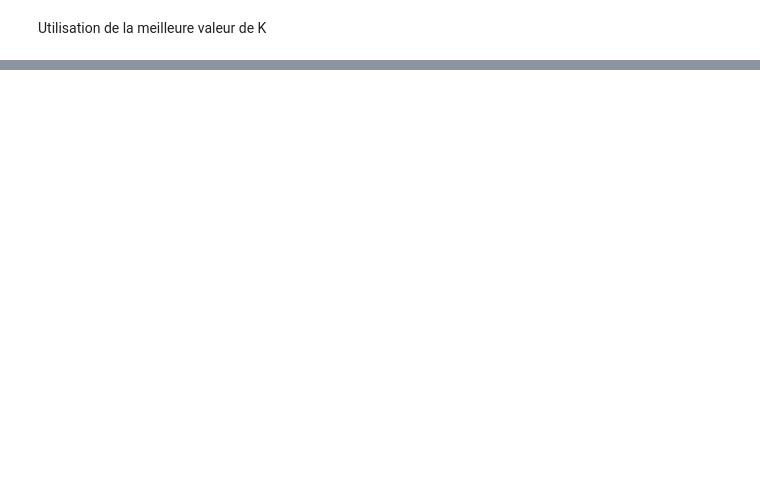
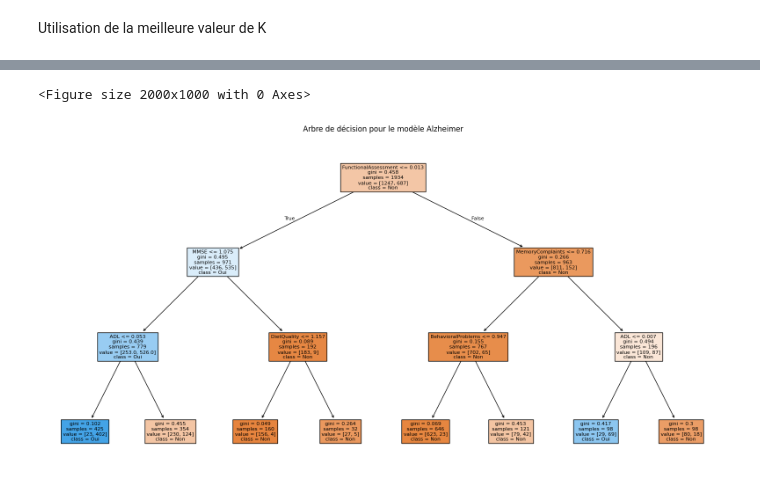
Before and after one commit to Mezouarch/Projet-data-IA, a Jupyter notebook: projet_data_alzheimer.ipynb, the cells around one changed output, grey strips where cells are left out. Drawn from its saved outputs; the diff is of its cells as text; code cells hidden in the pictures; blank space fills up the shorter version.

```diff
--- a/projet_data_alzheimer.ipynb
+++ b/projet_data_alzheimer.ipynb
@@ -395,0 +425,16 @@ weighted avg       0.74      0.74      0.72       215
+# %%
+
+# Ajuster la taille de l'image pour une meilleure lisibilité
+plt.figure(figsize=(20, 10))
+# Entraînement du modèle (assure-toi que x_train et y_train sont correctement définis)
+dtree = DecisionTreeClassifier(max_depth=3, min_samples_leaf=26)
+dtree.fit(x_train, y_train)
+
+# Affichage de l'arbre de décision
+plt.figure(figsize=(20, 10))
+plot_tree(dtree, feature_names=x.columns, class_names=['Non', 'Oui'], filled=True)
+plt.title("Arbre de décision pour le modèle Alzheimer")
+plt.show()
+# %% [output]
+<Figure size 2000x1000 with 0 Axes>
+[figure, added]
```
Also changed, not shown: parts of 24 cells of this notebook.
